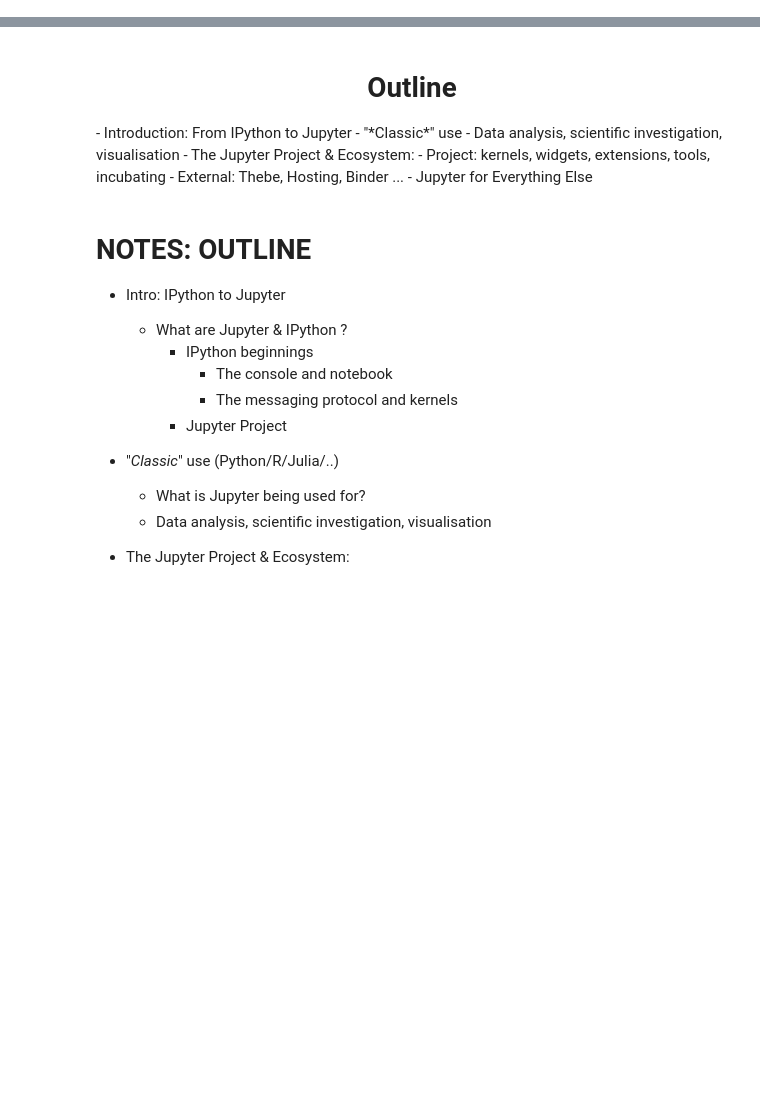
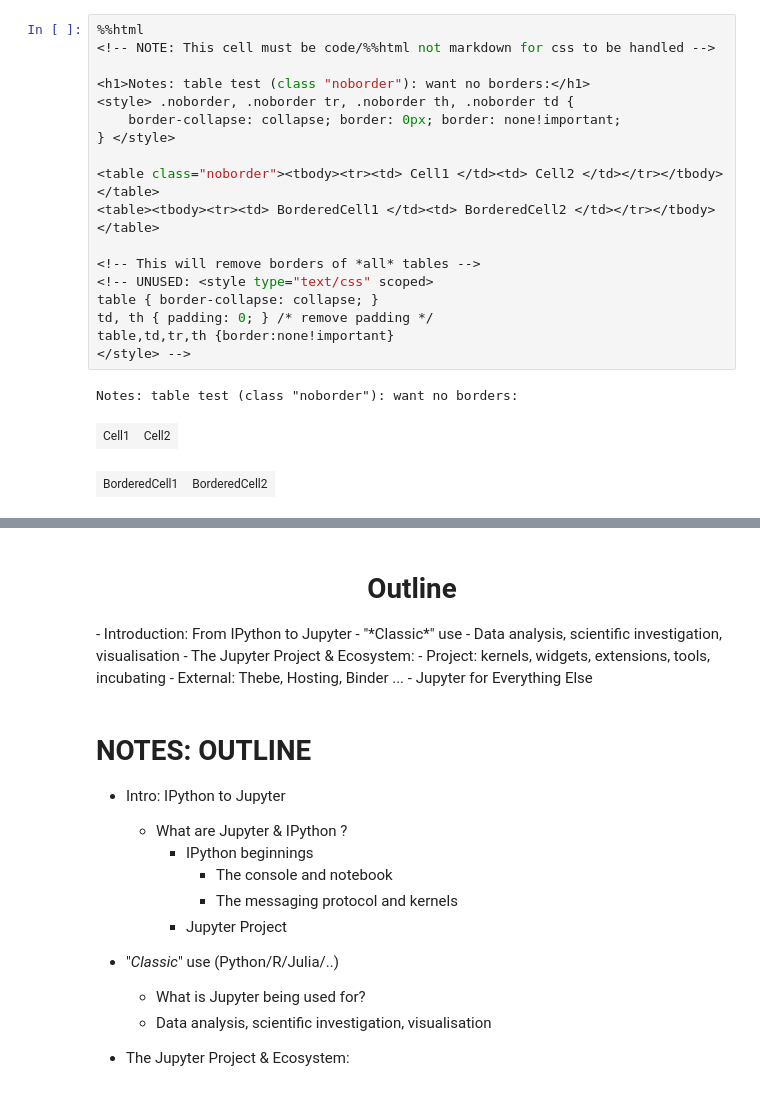
Before and after one commit to mjbright/jupyter-for-everything-else, a Jupyter notebook: PRESENTATION-JupyterForEverythingElse.ipynb, the cells around one changed output, grey strips where cells are left out. Saved outputs shown, nothing was run; the diff lists cells and outputs as text; blank space fills up the shorter version.

```diff
--- a/PRESENTATION-JupyterForEverythingElse.ipynb
+++ b/PRESENTATION-JupyterForEverythingElse.ipynb
@@ -10,3 +62,25 @@ Last update: 2016-06-23 16:11:34.183245
+# %%
+%%html
+<!-- NOTE: This cell must be code/%%html not markdown for css to be handled -->
+
+<h1>Notes: table test (class "noborder"): want no borders:</h1>
+<style> .noborder, .noborder tr, .noborder th, .noborder td {
+    border-collapse: collapse; border: 0px; border: none!important;
+} </style>
+
+<table class="noborder"><tbody><tr><td> Cell1 </td><td> Cell2 </td></tr></tbody></table>
+<table><tbody><tr><td> BorderedCell1 </td><td> BorderedCell2 </td></tr></tbody></table>
+
+<!-- This will remove borders of *all* tables -->
+<!-- UNUSED: <style type="text/css" scoped>
+table { border-collapse: collapse; }
+td, th { padding: 0; } /* remove padding */
+table,td,tr,th {border:none!important}
+</style> -->
+# %% [output]
+Notes: table test (class "noborder"): want no borders:
+| Cell1 | Cell2 |
+| BorderedCell1 | BorderedCell2 |
 # %% [markdown]
 # NOTES:
 
```
Also changed, not shown: parts of 39 cells of this notebook.
